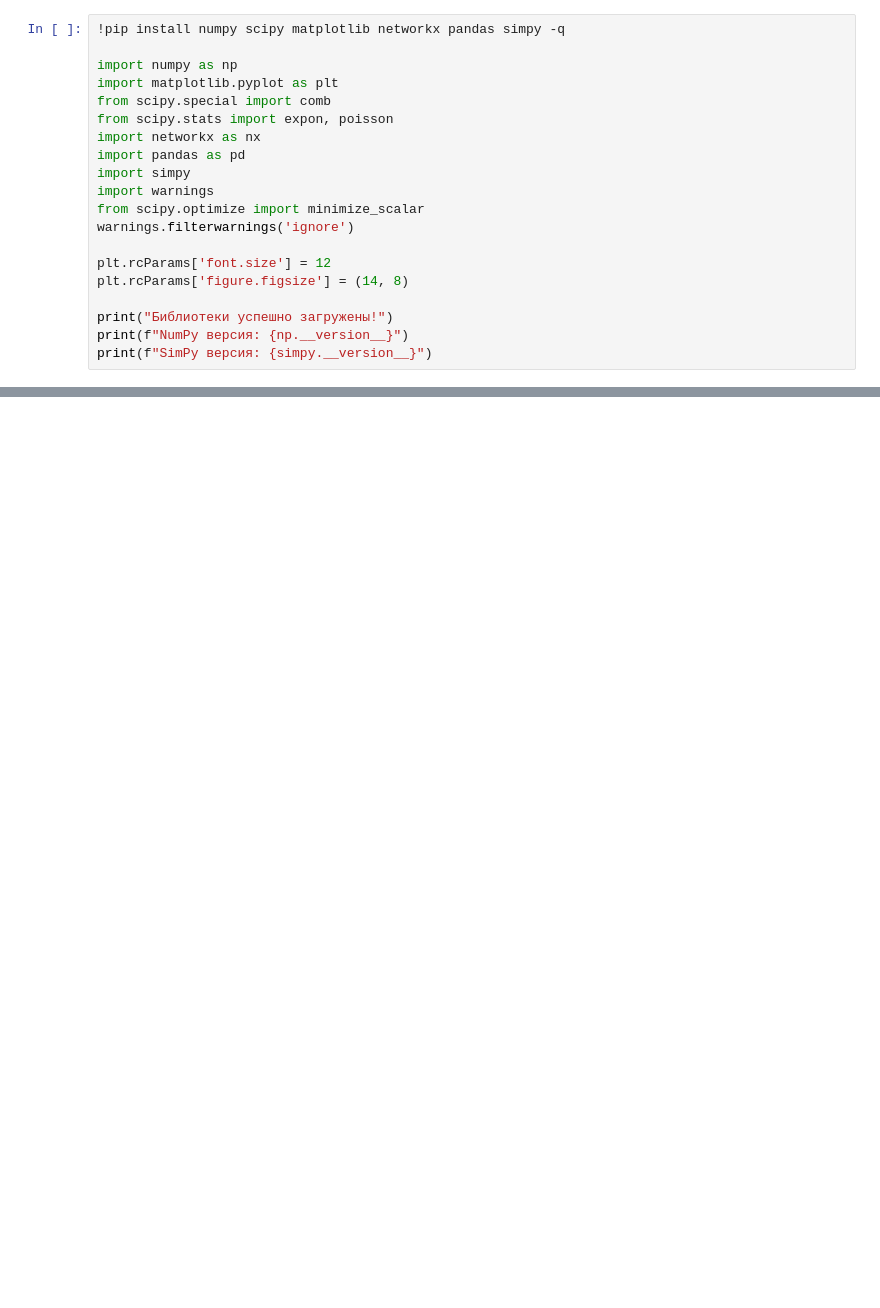
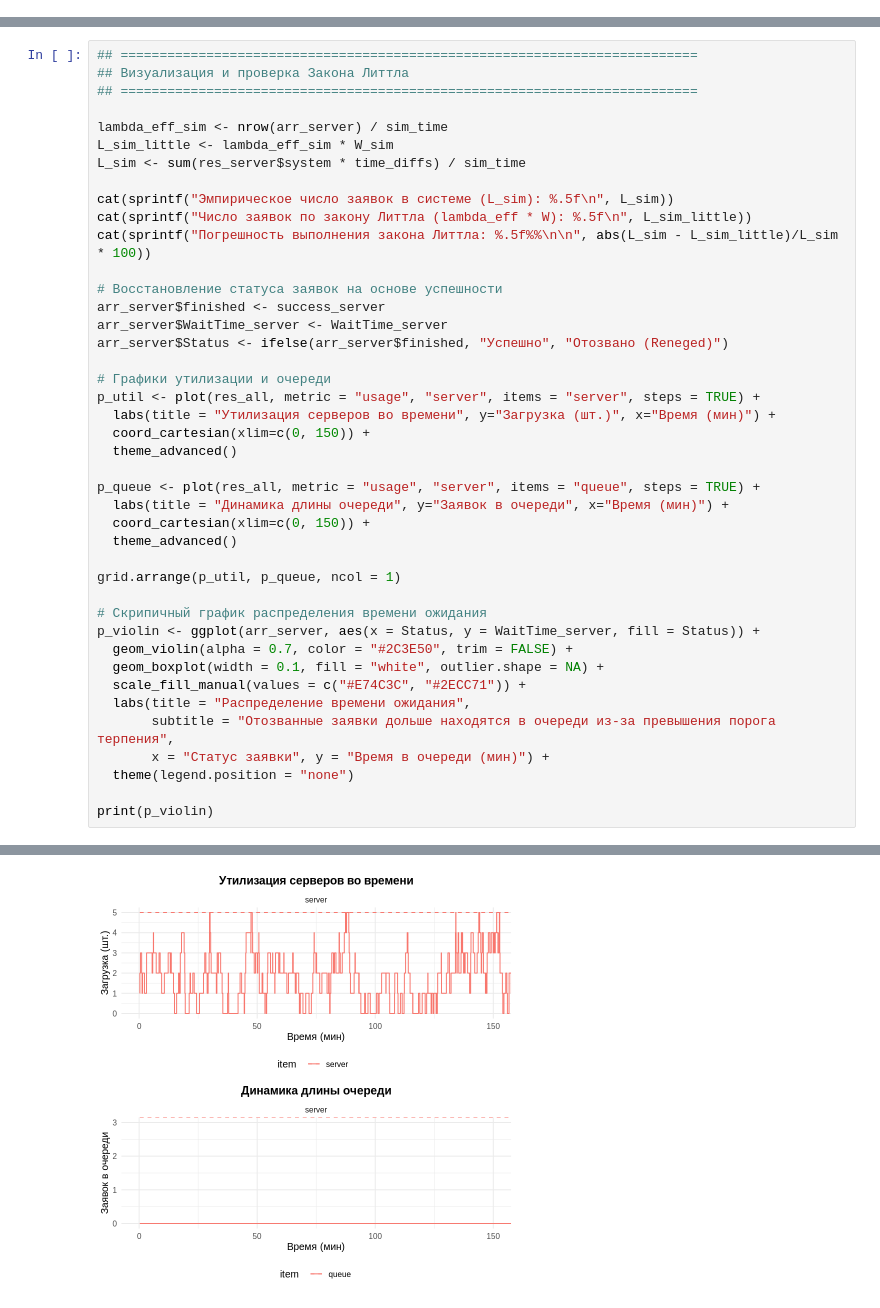
Before and after one commit to AhmedKashima/8sem-KIS, a Jupyter notebook: lab4/lab4.ipynb, the cells around one changed output, grey strips where cells are left out. Drawn from its saved outputs; the diff is of its cells as text; blank space fills up the shorter version.

```diff
--- a/lab4/lab4.ipynb
+++ b/lab4/lab4.ipynb
@@ -4,20 +2,0 @@
-# %%
-!pip install numpy scipy matplotlib networkx pandas simpy -q
-
-import numpy as np
-import matplotlib.pyplot as plt
-from scipy.special import comb
-from scipy.stats import expon, poisson
-import networkx as nx
-import pandas as pd
-import simpy
-import warnings
-from scipy.optimize import minimize_scalar
-warnings.filterwarnings('ignore')
-
-plt.rcParams['font.size'] = 12
-plt.rcParams['figure.figsize'] = (14, 8)
-
-print("Библиотеки успешно загружены!")
-print(f"NumPy версия: {np.__version__}")
-print(f"SimPy версия: {simpy.__version__}")
@@ -815,0 +411,43 @@ print("=" * 80)
+# %%
+## ==========================================================================
+## Визуализация и проверка Закона Литтла
+## ==========================================================================
+
+lambda_eff_sim <- nrow(arr_server) / sim_time
+L_sim_little <- lambda_eff_sim * W_sim
+L_sim <- sum(res_server$system * time_diffs) / sim_time
+
+cat(sprintf("Эмпирическое число заявок в системе (L_sim): %.5f\n", L_sim))
+cat(sprintf("Число заявок по закону Литтла (lambda_eff * W): %.5f\n", L_sim_little))
+cat(sprintf("Погрешность выполнения закона Литтла: %.5f%%\n\n", abs(L_sim - L_sim_little)/L_sim * 100))
+
+# Восстановление статуса заявок на основе успешности
+arr_server$finished <- success_server
+arr_server$WaitTime_server <- WaitTime_server
+arr_server$Status <- ifelse(arr_server$finished, "Успешно", "Отозвано (Reneged)")
+
+# Графики утилизации и очереди
+p_util <- plot(res_all, metric = "usage", "server", items = "server", steps = TRUE) +
+  labs(title = "Утилизация серверов во времени", y="Загрузка (шт.)", x="Время (мин)") +
+  coord_cartesian(xlim=c(0, 150)) +
+  theme_advanced()
+
+p_queue <- plot(res_all, metric = "usage", "server", items = "queue", steps = TRUE) +
+  labs(title = "Динамика длины очереди", y="Заявок в очереди", x="Время (мин)") +
+  coord_cartesian(xlim=c(0, 150)) +
+  theme_advanced()
+
+grid.arrange(p_util, p_queue, ncol = 1)
+
+# Скрипичный график распределения времени ожидания
+p_violin <- ggplot(arr_server, aes(x = Status, y = WaitTime_server, fill = Status)) +
+  geom_violin(alpha = 0.7, color = "#2C3E50", trim = FALSE) +
+  geom_boxplot(width = 0.1, fill = "white", outlier.shape = NA) +
+  scale_fill_manual(values = c("#E74C3C", "#2ECC71")) +
+  labs(title = "Распределение времени ожидания",
+       subtitle = "Отозванные заявки дольше находятся в очереди из-за превышения порога терпения",
+       x = "Статус заявки", y = "Время в очереди (мин)") +
+  theme(legend.position = "none")
+
+print(p_violin)
+# %% [output]
@@ -815,0 +457 @@ print("=" * 80)
+[figure, added]
```
Also changed, not shown: parts of 22 cells of this notebook, 3 other files.
